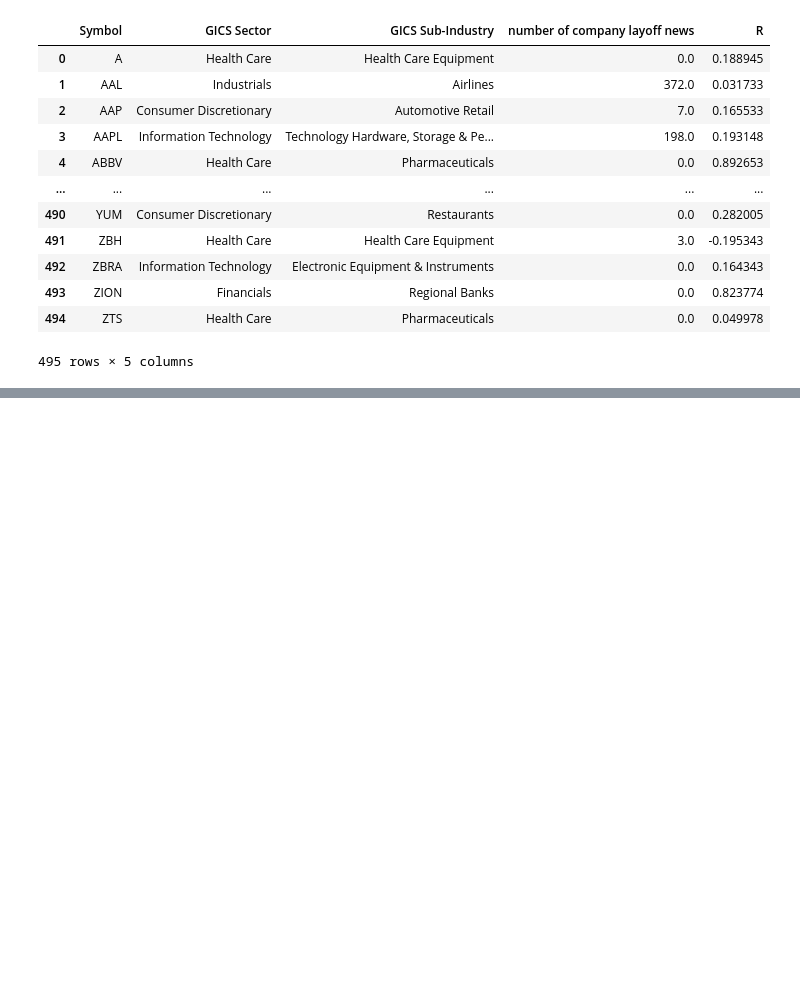
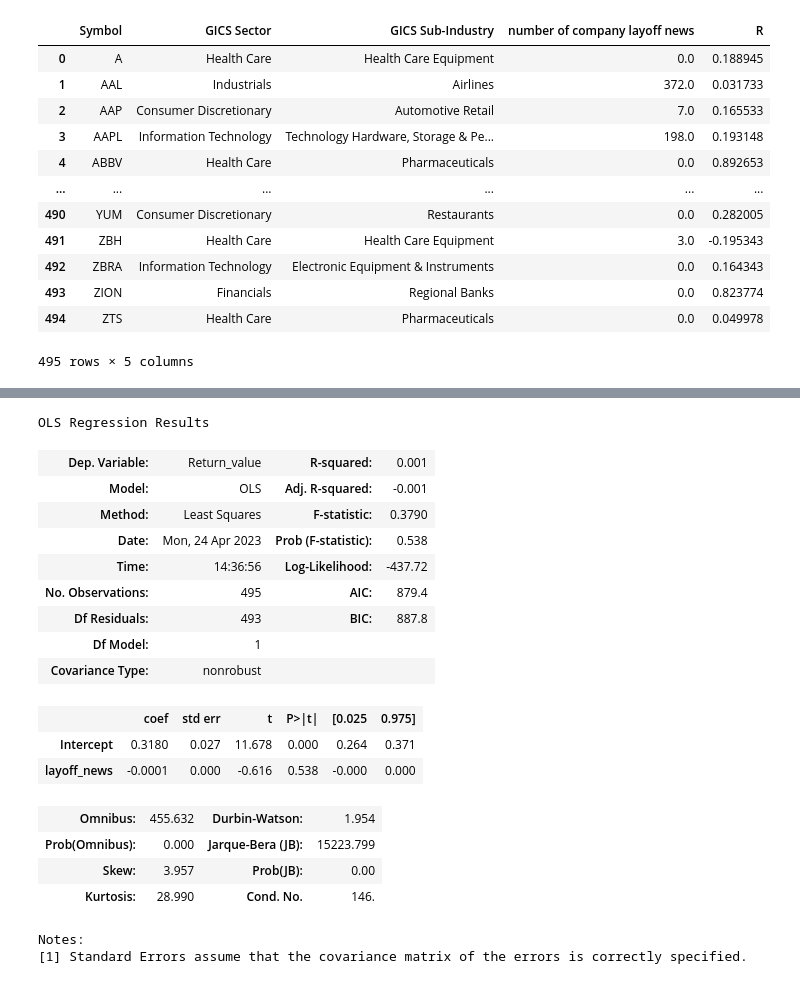
Before and after one commit to sizhewang1130/3guys, a Jupyter notebook: example.ipynb, the cells around one changed output, grey strips where cells are left out. Saved outputs shown, nothing was run; the diff lists cells and outputs as text; code cells hidden in the pictures; blank space fills up the shorter version.

```diff
--- a/example.ipynb
+++ b/example.ipynb
@@ -233,0 +211,28 @@ sns.boxplot(data=df, y="News - Layoffs")
+# %%
+from statsmodels.formula.api import ols as sm_ols
+from statsmodels.iolib.summary2 import summary_col # nicer tables
+
+df1 = df1.rename(columns={'R': 'Return_value', 'number of company layoff news': 'layoff_news'})
+
+reg1 = sm_ols('Return_value ~ layoff_news', data=df1).fit()
+reg1.summary()
+# %% [output]
+OLS Regression Results
+| Dep. Variable: | Return_value | R-squared: | 0.001 |
+| Model: | OLS | Adj. R-squared: | -0.001 |
+| Method: | Least Squares | F-statistic: | 0.3790 |
+| Date: | Mon, 24 Apr 2023 | Prob (F-statistic): | 0.538 |
+| Time: | 14:36:56 | Log-Likelihood: | -437.72 |
+| No. Observations: | 495 | AIC: | 879.4 |
+| Df Residuals: | 493 | BIC: | 887.8 |
+| Df Model: | 1 |  |  |
+| Covariance Type: | nonrobust |  |  |
+|  | coef | std err | t | P>|t| | [0.025 | 0.975] |
+| Intercept | 0.3180 | 0.027 | 11.678 | 0.000 | 0.264 | 0.371 |
+| layoff_news | -0.0001 | 0.000 | -0.616 | 0.538 | -0.000 | 0.000 |
+| Omnibus: | 455.632 | Durbin-Watson: | 1.954 |
+| Prob(Omnibus): | 0.000 | Jarque-Bera (JB): | 15223.799 |
+| Skew: | 3.957 | Prob(JB): | 0.00 |
+| Kurtosis: | 28.990 | Cond. No. | 146. |
+Notes:
+[1] Standard Errors assume that the covariance matrix of the errors is correctly specified.
```
Also changed, not shown: parts of 11 cells of this notebook.
